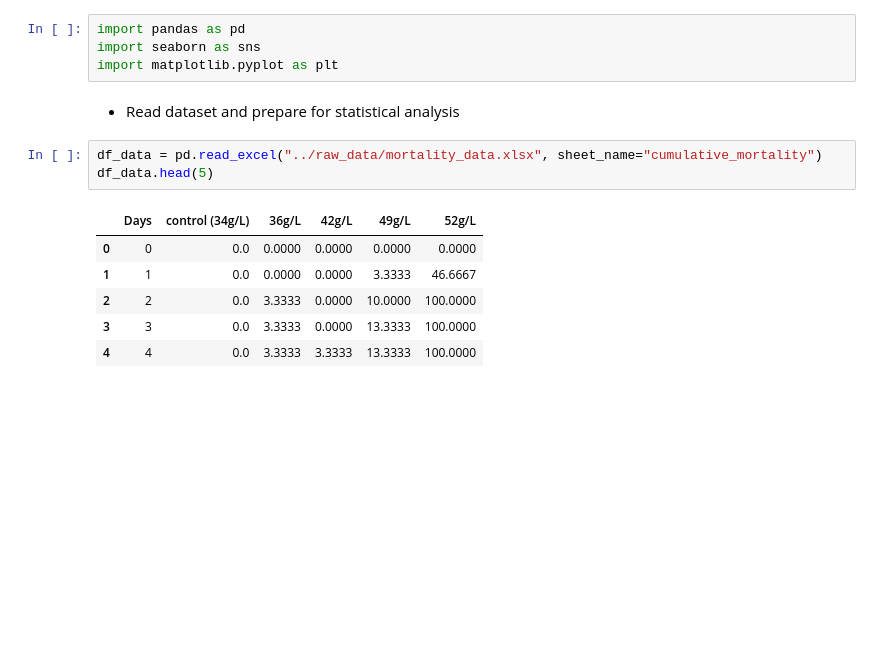
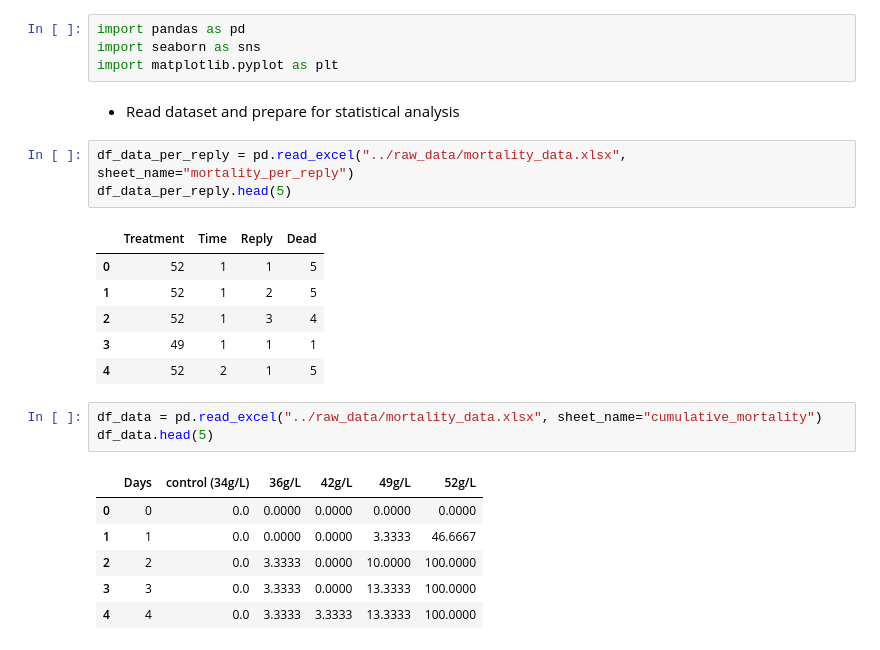
Before and after one commit to dMedinaO/PI5P4K_analysis, a Jupyter notebook: notebook_analysis/mortality_analysis.ipynb, the cells around one changed output. Saved outputs shown, nothing was run; the diff lists cells and outputs as text; blank space fills up the shorter version.

```diff
--- a/notebook_analysis/mortality_analysis.ipynb
+++ b/notebook_analysis/mortality_analysis.ipynb
@@ -11,6 +11,16 @@ import seaborn as sns
 import matplotlib.pyplot as plt
 # %% [markdown]
 - Read dataset and prepare for statistical analysis
+# %%
+df_data_per_reply = pd.read_excel("../raw_data/mortality_data.xlsx", sheet_name="mortality_per_reply")
+df_data_per_reply.head(5)
+# %% [output]
+|  | Treatment | Time | Reply | Dead |
+| 0 | 52 | 1 | 1 | 5 |
+| 1 | 52 | 1 | 2 | 5 |
+| 2 | 52 | 1 | 3 | 4 |
+| 3 | 49 | 1 | 1 | 1 |
+| 4 | 52 | 2 | 1 | 5 |
 # %%
 df_data = pd.read_excel("../raw_data/mortality_data.xlsx", sheet_name="cumulative_mortality")
 df_data.head(5)
```
Also changed, not shown: parts of 2 cells of this notebook, 2 other files.
